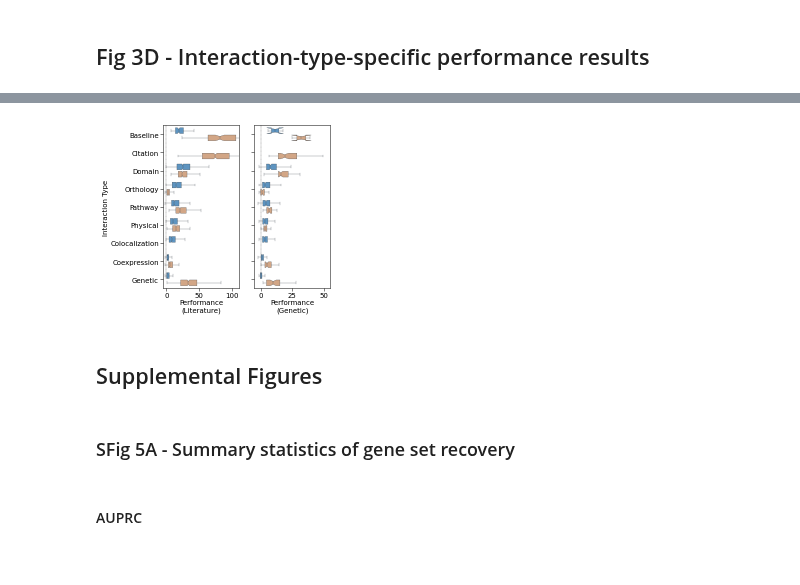
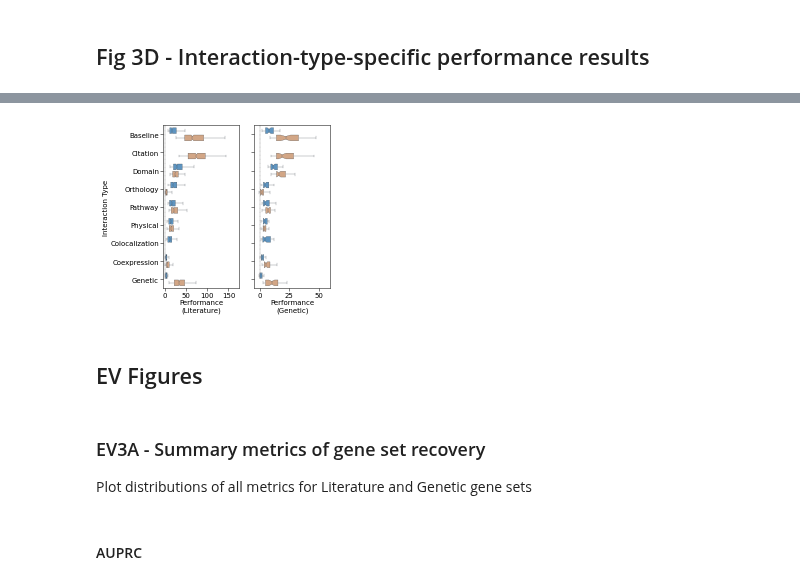
Before and after one commit to sarah-n-wright/Network_Evaluation_Tools, a Jupyter notebook: StateOfTheInteractomes_Notebooks/3_Gene_Set_Recovery.ipynb, the cells around one changed output, grey strips where cells are left out. Cells and saved outputs as stored; diff of their text form; code cells hidden in the pictures.

```diff
--- a/StateOfTheInteractomes_Notebooks/3_Gene_Set_Recovery.ipynb
+++ b/StateOfTheInteractomes_Notebooks/3_Gene_Set_Recovery.ipynb
@@ -300,43 +259,45 @@ type_specific_results[(~type_specific_results.Network.isin(['GM_genetic', 'GM_co
 # %%
 _, [ax, ax1] = plt.subplots(nrows=1, ncols=2,figsize=(3,3), sharey=True)
 ax = sns.boxplot(data=type_specific_results[(~type_specific_results.Network.isin(['GM_genetic', 'GM_coexp_90', 'humannet.v3.gn'])) & (type_specific_results['GeneSet']=='Performance_disgen')],
                     y='InteractionType', x='Performance', hue='parent', linewidth=0.25,fliersize=0,notch=True, ax = ax,
                     order=['Baseline', 'Citation', 'Domain', 'Orthology', 'Pathway', 'Physical', 'Colocalization', 'Coexpression', 'Genetic'], zorder=10,
-                    legend=False, palette=['#5e94c0','#d2a686' ], gap=0.2, linecolor='#343a40', saturation=1)
+                    legend=False, palette=['#5e94c0','#d2a686' ], gap=0.2, linecolor='#343a40', saturation=1, whis=(5,95))
 ax.tick_params(labelsize=7)
 ax.set_ylabel("Interaction Type", fontsize=7)
 ax.set_xlabel("Performance\n(Literature)", fontsize=7)
 # plot vertical line on ax
 ax.vlines(x=0, ymin=-1, ymax=8, color='black', lw=0.25, zorder=0, linestyles='--')
-ax.set_xlim((-5, 110))
+ax.set_xlim((-5, 175))
 ax.set_ylim(7.5, -0.5)
-_ =ax.set_xticks([0,50,100])
+_ =ax.set_xticks([0,50,100, 150])
 
 ax1 = sns.boxplot(data=type_specific_results[(~type_specific_results.Network.isin(['GM_genetic', 'GM_coexp_90', 'humannet.v3.gn'])) & (type_specific_results['GeneSet']=='Performance_gwas')],
                     y='InteractionType', x='Performance', hue='parent', linewidth=0.25,fliersize=0,notch=True, ax = ax1,
                     order=['Baseline', 'Citation', 'Domain', 'Orthology', 'Pathway', 'Physical', 'Colocalization', 'Coexpression', 'Genetic'], zorder=10,
-                    legend=False, palette=['#5e94c0','#d2a686' ], gap=0.2, linecolor='#343a40', saturation=1)
+                    legend=False, palette=['#5e94c0','#d2a686' ], gap=0.2, linecolor='#343a40', saturation=1, whis=(5,95))
 
 ax1.tick_params(labelsize=7)
 
 ax1.set_xlabel("Performance\n(Genetic)", fontsize=7)
 
 ax1.vlines(x=0, ymin=-1, ymax=8, color='black', lw=0.25, zorder=0, linestyles='--')
-ax1.set_xlim((-5, 55))
+ax1.set_xlim((-5, 60))
 ax1.set_ylim(8.5, -0.5)
 _ =ax1.set_xticks([0,25, 50])
 
 
 ax1.tick_params(labelsize=7, width=0.5)
 ax.tick_params(labelsize=7, width=0.5)
 
 plt.savefig(figdir+"Fig3D_type_specific_results.jpg", bbox_inches='tight', dpi=300)
 # %% [output]
-[figure, old version]
+[figure, new version]
 # %% [markdown]
-## Supplemental Figures
+## EV Figures
-# %% [markdown]
-### SFig 5A - Summary statistics of gene set recovery
+# %% [markdown]
+### EV3A - Summary metrics of gene set recovery
+
+Plot distributions of all metrics for Literature and Genetic gene sets
 # %% [markdown]
 #### AUPRC
 # %%
```
Also changed, not shown: parts of 48 cells of this notebook, 8 other files.
